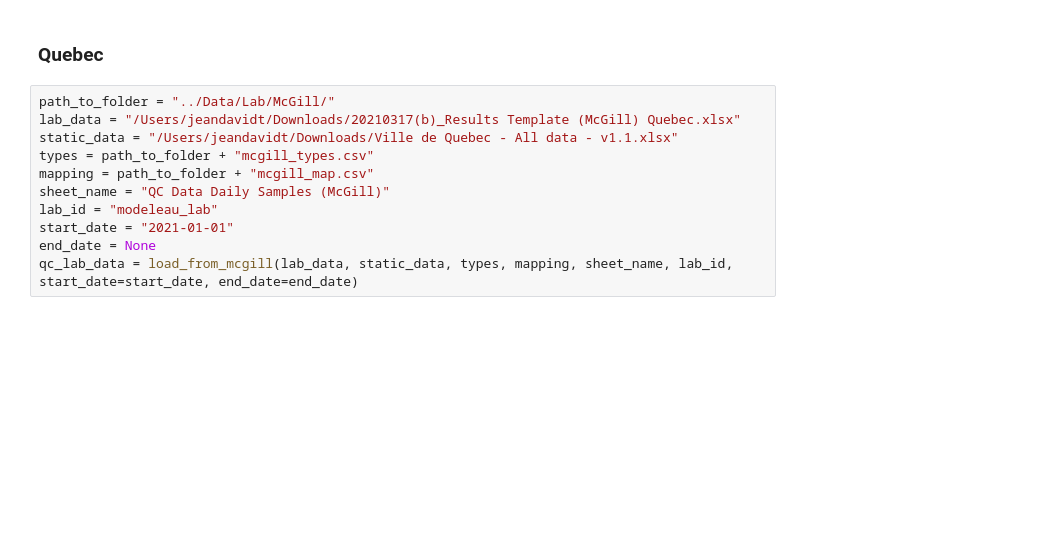
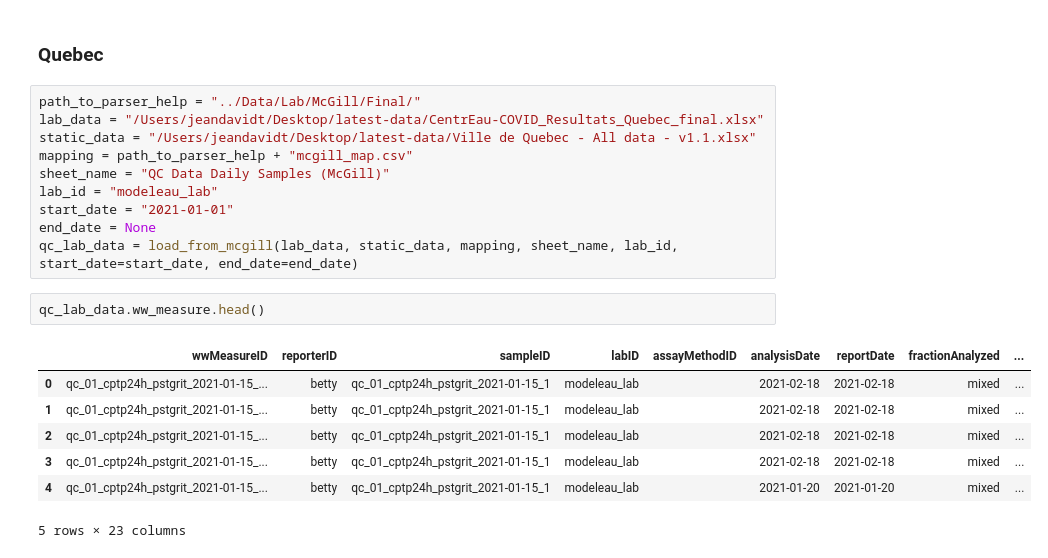
Before and after one commit to modelEAU/ODM-Import, a Jupyter notebook: notebooks/mcgill_sheet.ipynb, the cells around one changed output. Cells and saved outputs as stored; diff of their text form; blank space fills up the shorter version.

Commit message:
mcgill mapper uses vectorized funcs. not done yet

```diff
--- a/notebooks/mcgill_sheet.ipynb
+++ b/notebooks/mcgill_sheet.ipynb
@@ -89,13 +56,22 @@ def get_normalized_data(odm_data, site_id):
 # %% [markdown]
 ### Quebec
 # %%
-path_to_folder = "../Data/Lab/McGill/"
-lab_data = "/Users/jeandavidt/Downloads/20210317(b)_Results Template (McGill) Quebec.xlsx"
-static_data = "/Users/jeandavidt/Downloads/Ville de Quebec - All data - v1.1.xlsx"
-types = path_to_folder + "mcgill_types.csv"
-mapping = path_to_folder + "mcgill_map.csv"
+path_to_parser_help = "../Data/Lab/McGill/Final/"
+lab_data = "/Users/jeandavidt/Desktop/latest-data/CentrEau-COVID_Resultats_Quebec_final.xlsx"
+static_data = "/Users/jeandavidt/Desktop/latest-data/Ville de Quebec - All data - v1.1.xlsx"
+mapping = path_to_parser_help + "mcgill_map.csv"
 sheet_name = "QC Data Daily Samples (McGill)"
 lab_id = "modeleau_lab"
 start_date = "2021-01-01"
 end_date = None
-qc_lab_data = load_from_mcgill(lab_data, static_data, types, mapping, sheet_name, lab_id, start_date=start_date, end_date=end_date)
+qc_lab_data = load_from_mcgill(lab_data, static_data, mapping, sheet_name, lab_id, start_date=start_date, end_date=end_date)
+# %%
+qc_lab_data.ww_measure.head()
+# %% [output]
+|  | wwMeasureID | reporterID | sampleID | labID | assayMethodID | analysisDate | reportDate | fractionAnalyzed | ... |
+| 0 | qc_01_cptp24h_pstgrit_2021-01-15_... | betty | qc_01_cptp24h_pstgrit_2021-01-15_1 | modeleau_lab |  | 2021-02-18 | 2021-02-18 | mixed | ... |
+| 1 | qc_01_cptp24h_pstgrit_2021-01-15_... | betty | qc_01_cptp24h_pstgrit_2021-01-15_1 | modeleau_lab |  | 2021-02-18 | 2021-02-18 | mixed | ... |
+| 2 | qc_01_cptp24h_pstgrit_2021-01-15_... | betty | qc_01_cptp24h_pstgrit_2021-01-15_1 | modeleau_lab |  | 2021-02-18 | 2021-02-18 | mixed | ... |
+| 3 | qc_01_cptp24h_pstgrit_2021-01-15_... | betty | qc_01_cptp24h_pstgrit_2021-01-15_1 | modeleau_lab |  | 2021-02-18 | 2021-02-18 | mixed | ... |
+| 4 | qc_01_cptp24h_pstgrit_2021-01-15_... | betty | qc_01_cptp24h_pstgrit_2021-01-15_1 | modeleau_lab |  | 2021-01-20 | 2021-01-20 | mixed | ... |
+5 rows × 23 columns
```
Also changed, not shown: parts of 13 cells of this notebook, 17 other files.
